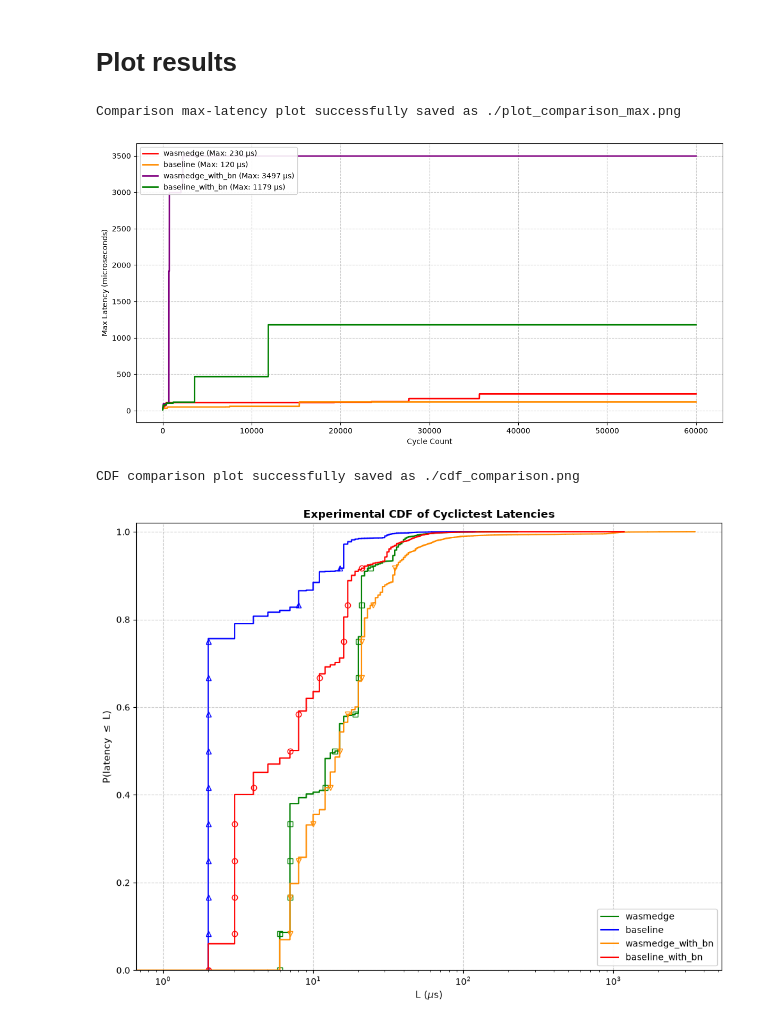
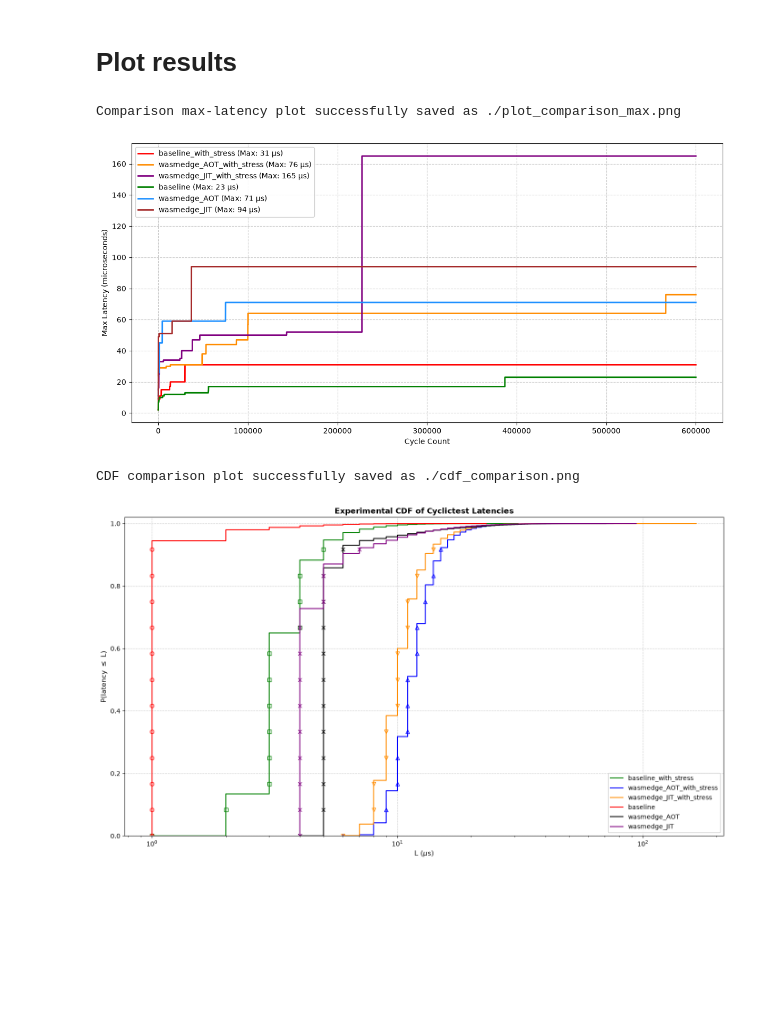
Before and after one commit to balditommaso/wasm_eval, a Jupyter notebook: plot.ipynb, the cells around one changed output. Drawn from its saved outputs; the diff is of its cells as text; code cells hidden in the pictures; blank space fills up the shorter version.

```diff
--- a/plot.ipynb
+++ b/plot.ipynb
@@ -60,14 +60,16 @@ def plot_multiple_max_latency(input_files, output_image="./plot_comparison_max.p
 # %%
 def plot_ecdf(input_files, output_image="./cdf_comparison.png"):
     try:
-        plt.figure(figsize=(10, 8))
+        plt.figure(figsize=(14, 8))
 
         # Line styles and markers to mimic publication-grade charts
         styles = [
-            {'color': 'green', 'marker': 's', 'markevery': 5000},  # Square
-            {'color': 'blue', 'marker': '^', 'markevery': 5000},   # Triangle up
-            {'color': 'darkorange', 'marker': 'v', 'markevery': 5000}, # Triangle down
-            {'color': 'red', 'marker': 'o', 'markevery': 5000}     # Circle
+            {'color': 'green', 'marker': 's', 'markevery': 50000},  # Square
+            {'color': 'blue', 'marker': '^', 'markevery': 50000},   # Triangle up
+            {'color': 'darkorange', 'marker': 'v', 'markevery': 50000}, # Triangle down
+            {'color': 'red', 'marker': 'o', 'markevery': 50000},     # Circle
+            {'color': 'black', 'marker': 'x', 'markevery': 50000}, # Triangle down
+            {'color': 'purple', 'marker': 'x', 'markevery': 50000},     # Circle
         ]
 
         for i, input_file in enumerate(input_files):
@@ -130,16 +132,23 @@ def plot_ecdf(input_files, output_image="./cdf_comparison.png"):
     except Exception as e:
         print(f"Error generating the CDF plot: {e}")
 # %%
-file_name = ["wasmedge", "baseline", "wasmedge_with_bn", "baseline_with_bn"]
+file_name = [
+    "/home/tommaso/lectures/VT/wasm_eval/results/baseline_with_stress.csv",
+    "/home/tommaso/lectures/VT/wasm_eval/results/wasmedge_AOT_with_stress.csv",
+    "/home/tommaso/lectures/VT/wasm_eval/results/wasmedge_JIT_with_stress.csv",
+    "/home/tommaso/lectures/VT/wasm_eval/results/baseline.csv",
+    "/home/tommaso/lectures/VT/wasm_eval/results/wasmedge_AOT.csv",
+    "/home/tommaso/lectures/VT/wasm_eval/results/wasmedge_JIT.csv"
+]
 
-plot_multiple_max_latency([f"./results/{name}.csv" for name in file_name])
+plot_multiple_max_latency(file_name)
+# linux-image-realtime
 # %% [output]
 Comparison max-latency plot successfully saved as ./plot_comparison_max.png
-[figure, old version]
+[figure, new version]
 # %%
-file_name = ["wasmedge", "baseline", "wasmedge_with_bn", "baseline_with_bn"]
 
-plot_ecdf([f"./results/{name}.csv" for name in file_name])
+plot_ecdf(file_name)
 # %% [output]
 CDF comparison plot successfully saved as ./cdf_comparison.png
-[figure, old version]
+[figure, new version]
```
Also changed, not shown: 3 other files.
